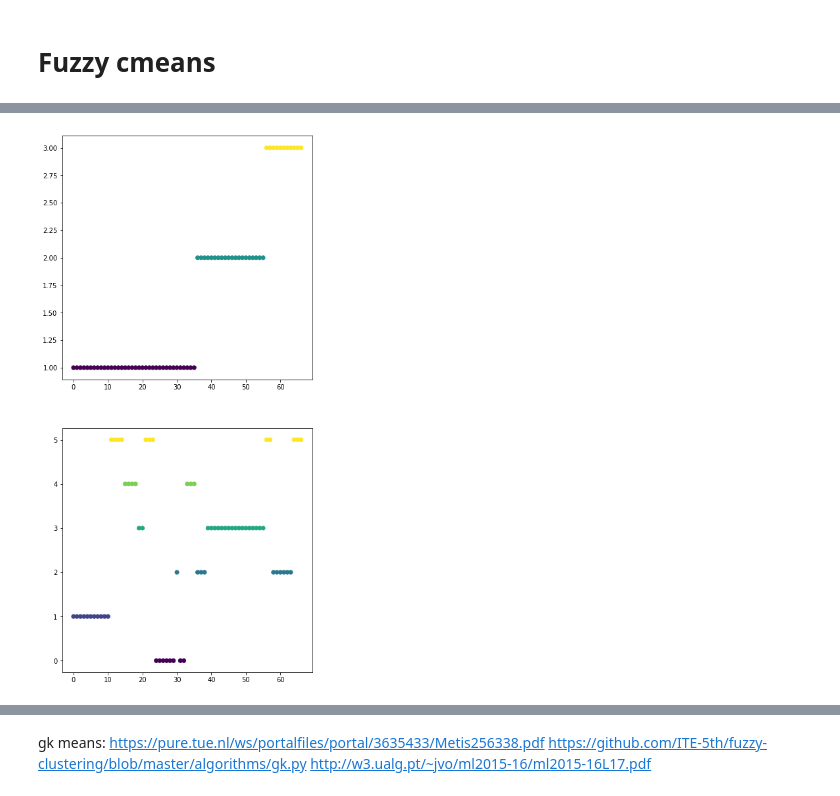
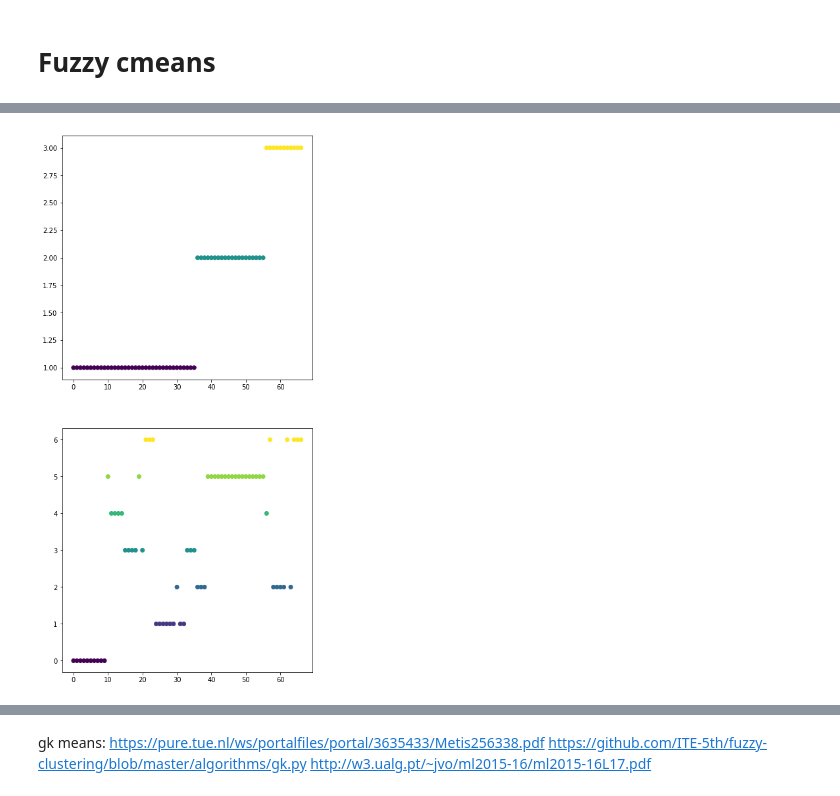
Before and after one commit to David9203/SUP, a Jupyter notebook: GMMHMM/bolivarrms.ipynb, the cells around one changed output, grey strips where cells are left out. Drawn from its saved outputs; the diff is of its cells as text; code cells hidden in the pictures.

Commit message:
Se hacen pruebas finales

```diff
--- a/GMMHMM/bolivarrms.ipynb
+++ b/GMMHMM/bolivarrms.ipynb
@@ -305,5 +266,5 @@ dataprofe=dwitouliers[["RMS","M","ADIm1","ADIm2","ADIm3","ADIm4","ADIm5","ADIm6"
 # %%
 dataprofeprueba=prueba[["RMS","M","ADIm1","ADIm2","ADIm3","ADIm4","ADIm5","ADIm6","ADIm7","ADIm8","ADIm9","ADIm10","ADIm11"]]
 # %%
-dataprofeprueba['']=yp
+#dataprofeprueba['']=yp
 dataprofeprueba.head()
@@ -699,0 +800,31 @@ plt.show()
+# %%
+from sklearn.cluster import KMeans  ##training with standarized data
+from sklearn.metrics import accuracy_score
+
+#https://scikit-learn.org/stable/modules/generated/sklearn.cluster.KMeans.html
+
+#features=finalf
+#plt.scatter(features[0], features[1], alpha=0.8,
+#             c=y_kmeans,  cmap='viridis')
+#plt.title("Entrenados con raw data")
+xw=finalDf
+y=yp
+
+kmeans = KMeans(n_clusters=8, n_init=10, tol=1e-20) ##tool default 1e-4
+
+kmeans.fit(xw)
+y_kmeans = kmeans.predict(xw)
+y_kmeansp = kmeans.predict(finalDfprueba)
+
+print("entrenam", accuracy_score(y_kmeans,yp))
+print("prueba", accuracy_score(y_kmeansp,ypruebaP))
+
+fig = plt.figure(figsize=(15,15))
+ax = fig.add_subplot(2,2,1)
+x=np.arange(xw.shape[0])
+y=yp
+
+img = ax.scatter(x, y, c=y, cmap=plt.viridis())
+axx = fig.add_subplot(2,2,3)
+img = axx.scatter(x, y_kmeans, c=y_kmeans, cmap=plt.viridis())
+plt.show()
@@ -853,7 +1000,7 @@ accuracyyt=np.zeros(20)
 for i in range(1, 20):
     kmeans.fit(xw)
     y_kmeans = kmeans.predict(xw)
-    accuracyxw[i]= accuracy_score(y_kmeans,finalf.target)
+    accuracyxw[i]= accuracy_score(y_kmeans,yp)
     accuracyyt[i]= accuracy_score(y_kmeans,yt)
 
 accuracyxw
@@ -1300,7 +1626,7 @@ Se hace la prueba con los datos de transformation y permanencia, entrenando con
 ##con permanencia
 from hmmlearn import hmm
 
-modelhm=hmm.GMMHMM(n_components=7,n_mix=2)
+modelhm=hmm.GMMHMM(n_components=8,n_mix=2,covariance_type="spherical")
 modelhm.fit(dataprofe)
 labels = modelhm.predict(dataprofe)
 #        gmm = GMM(n_components=j).fit(principalf)
@@ -1556,21 +1858,21 @@ plt.show()
 # %%
 
 cntr, U, u0, d, jm, p, fpc = fuzz.cluster.cmeans(
-        data=finalDf.transpose(),c=6, m= 2, error=0.005, maxiter=1000, init=None)
+        data=dataprofe.transpose(),c=7, m= 2, error=0.00005, maxiter=1000, init=None)
 
 udes=np.argmax(U,axis=0)
 
 
 fig = plt.figure(figsize=(15,15))
 ax = fig.add_subplot(2,2,1)
 x=np.arange(dataprofe.shape[0])
 y=yp
 
 img = ax.scatter(x, yp, c=yp, cmap=plt.viridis())
 axx = fig.add_subplot(2,2,3)
 img = axx.scatter(x, udes, c=udes, cmap=plt.viridis())
 plt.show()
 # %% [output]
-[figure, old version]
+[figure, new version]
 # %%
 udes
```
Also changed, not shown: parts of 81 cells of this notebook.
